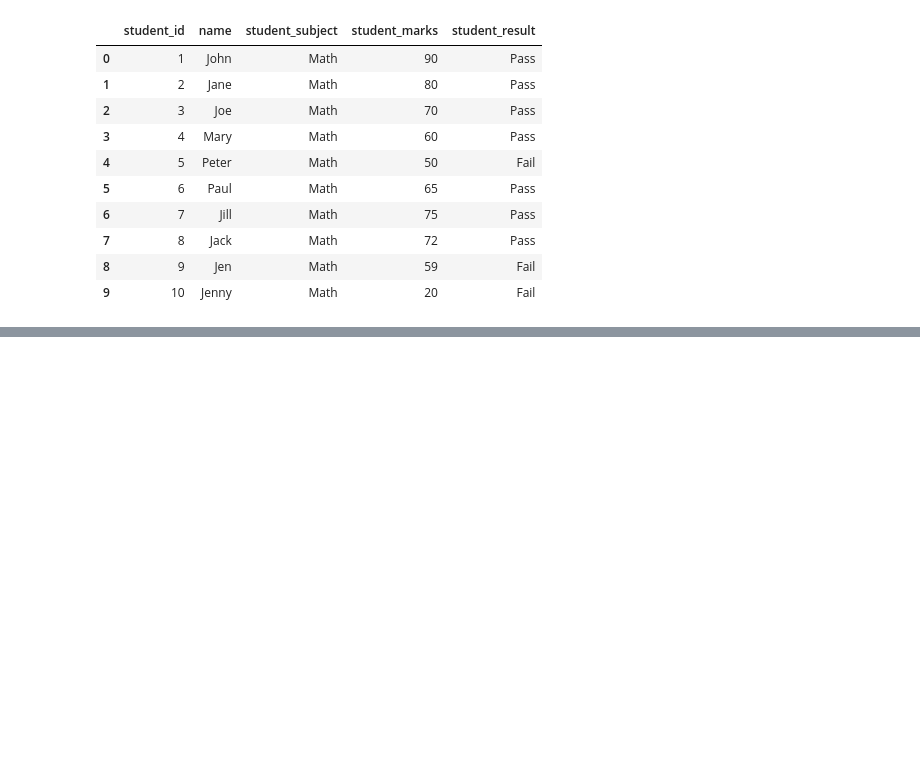
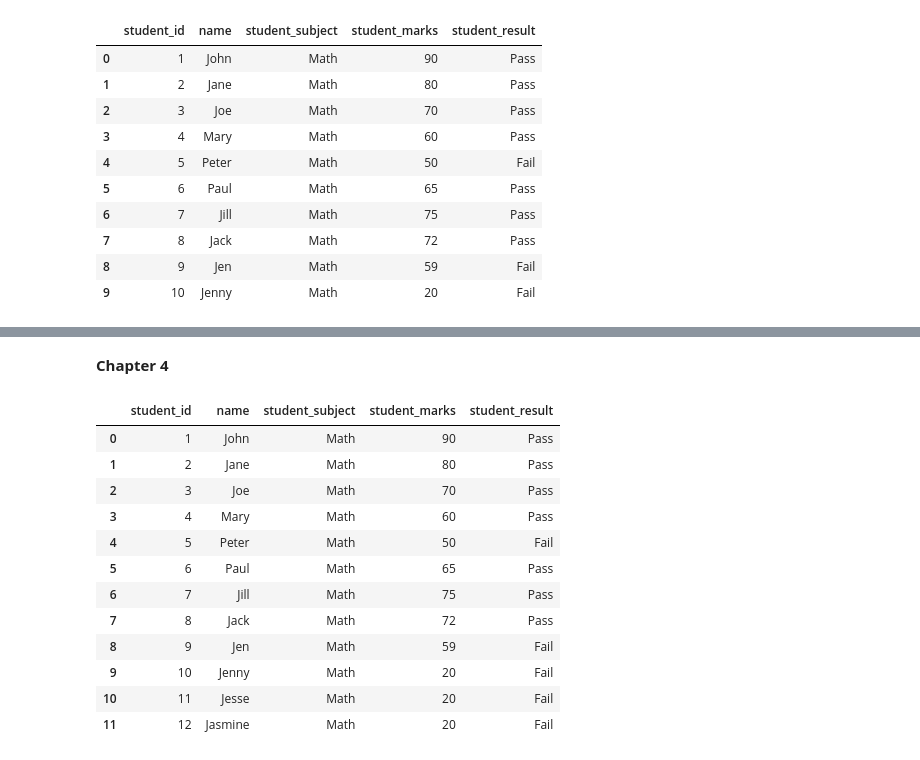
Before and after one commit to sardarahmed/2.Joining-Data-with-Pandas, a Jupyter notebook: datajoining.ipynb, the cells around one changed output, grey strips where cells are left out. Saved outputs shown, nothing was run; the diff lists cells and outputs as text; code cells hidden in the pictures; blank space fills up the shorter version.

```diff
--- a/datajoining.ipynb
+++ b/datajoining.ipynb
@@ -165,0 +277,18 @@ data1.merge(student_results, on='student_id', how='inner')
+# %% [markdown]
+**Chapter 4**
+# %%
+pd.merge_ordered(student_info, student_results, on='student_id',fill_method='ffill')
+# %% [output]
+|  | student_id | name | student_subject | student_marks | student_result |
+| 0 | 1 | John | Math | 90 | Pass |
+| 1 | 2 | Jane | Math | 80 | Pass |
+| 2 | 3 | Joe | Math | 70 | Pass |
+| 3 | 4 | Mary | Math | 60 | Pass |
+| 4 | 5 | Peter | Math | 50 | Fail |
+| 5 | 6 | Paul | Math | 65 | Pass |
+| 6 | 7 | Jill | Math | 75 | Pass |
+| 7 | 8 | Jack | Math | 72 | Pass |
+| 8 | 9 | Jen | Math | 59 | Fail |
+| 9 | 10 | Jenny | Math | 20 | Fail |
+| 10 | 11 | Jesse | Math | 20 | Fail |
+| 11 | 12 | Jasmine | Math | 20 | Fail |
```
Also changed, not shown: parts of 12 cells of this notebook.
